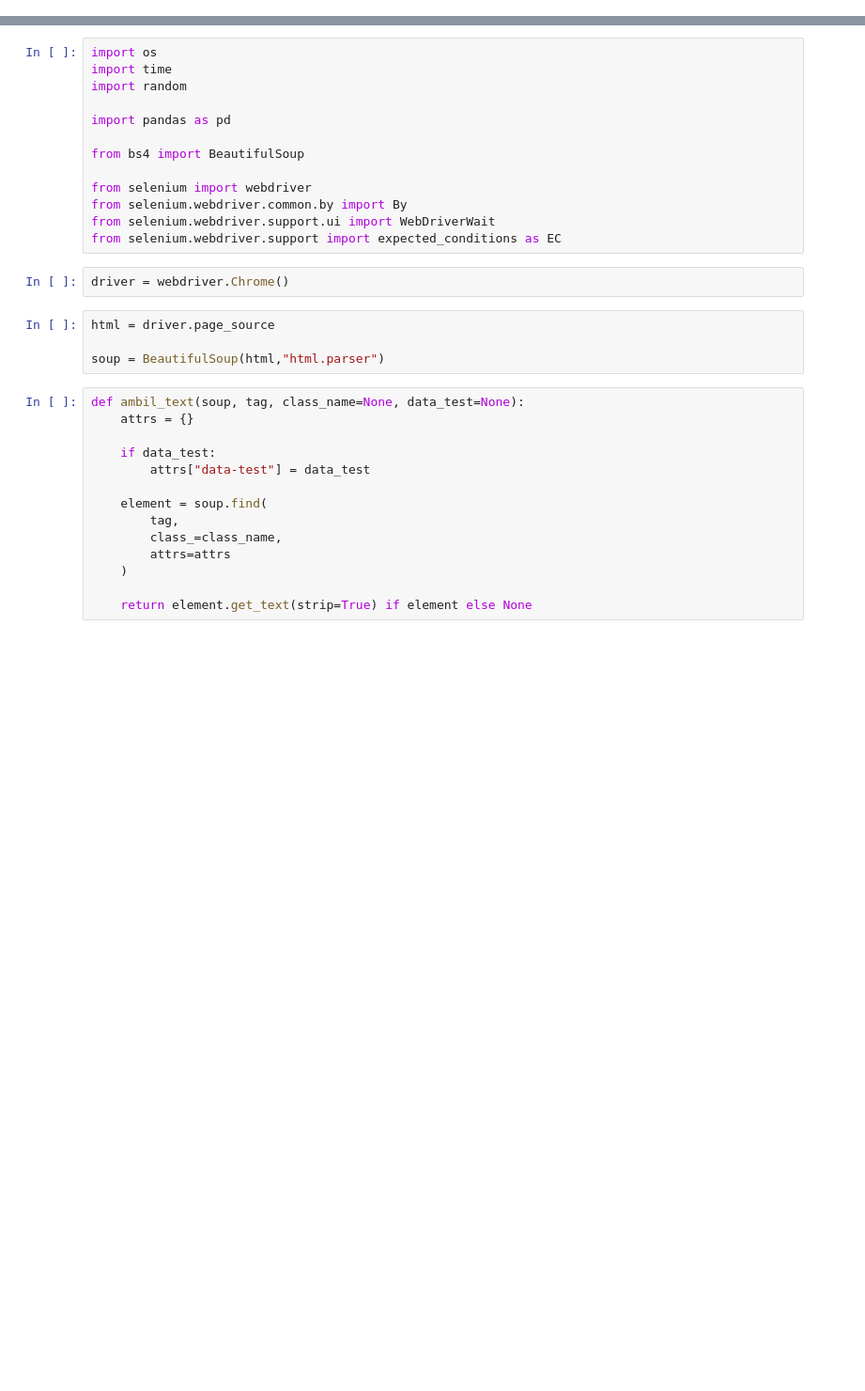
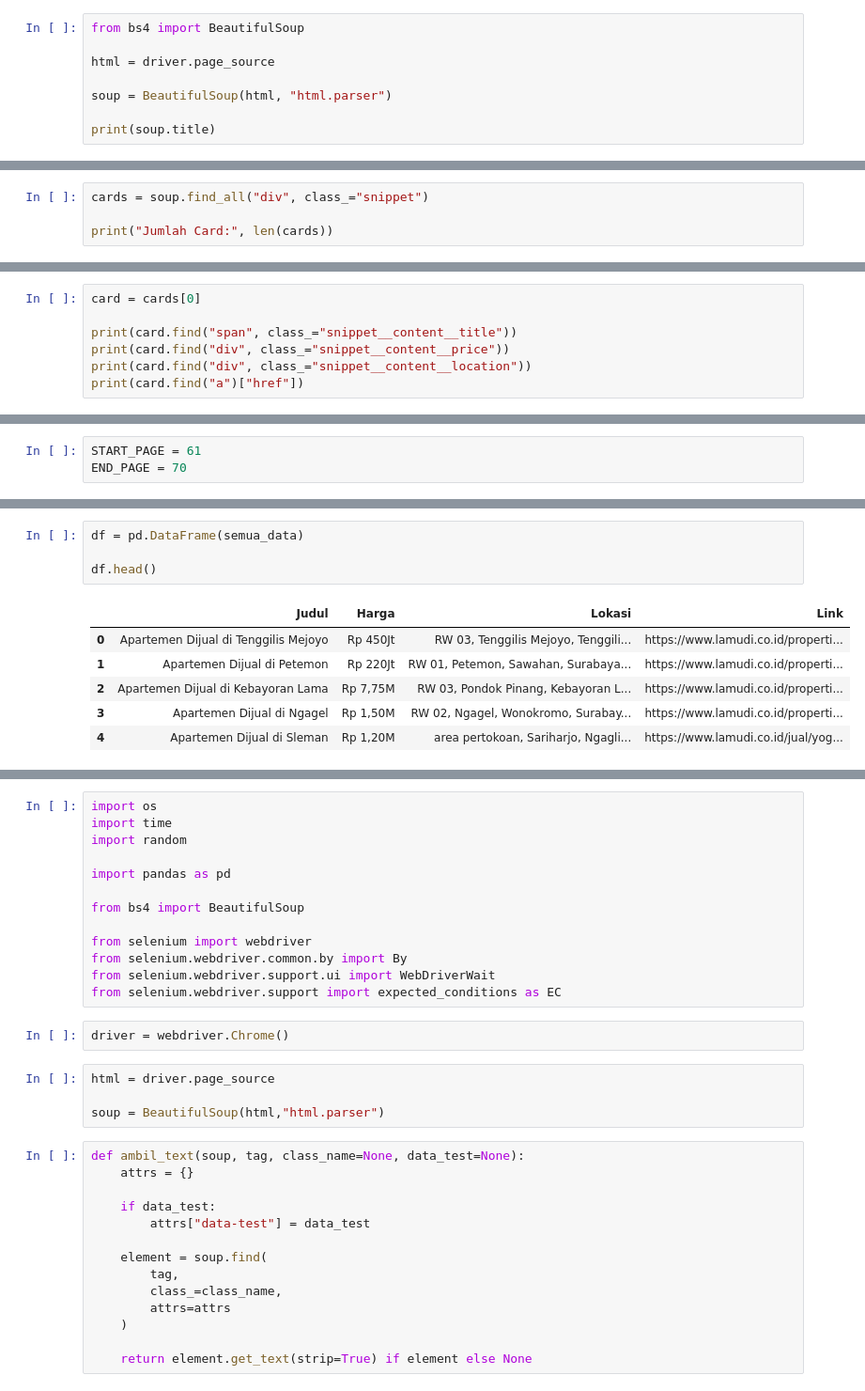
Before and after one commit to hanoremma/scraping-web, a Jupyter notebook: notebook/scraping.ipynb, the cells around one changed output, grey strips where cells are left out. Shown at 94% size. Drawn from its saved outputs; the diff is of its cells as text; blank space fills up the shorter version.

```diff
--- a/notebook/02_scraping_listing.ipynb
+++ b/notebook/scraping.ipynb
@@ -0,0 +36,8 @@
+# %%
+from bs4 import BeautifulSoup
+
+html = driver.page_source
+
+soup = BeautifulSoup(html, "html.parser")
+
+print(soup.title)
@@ -0,0 +46,4 @@
+# %%
+cards = soup.find_all("div", class_="snippet")
+
+print("Jumlah Card:", len(cards))
@@ -0,0 +52,7 @@
+# %%
+card = cards[0]
+
+print(card.find("span", class_="snippet__content__title"))
+print(card.find("div", class_="snippet__content__price"))
+print(card.find("div", class_="snippet__content__location"))
+print(card.find("a")["href"])
@@ -0,0 +71,3 @@
+# %%
+START_PAGE = 61
+END_PAGE = 70
@@ -0,0 +140,11 @@
+# %%
+df = pd.DataFrame(semua_data)
+
+df.head()
+# %% [output]
+|  | Judul | Harga | Lokasi | Link |
+| 0 | Apartemen Dijual di Tenggilis Mejoyo | Rp 450Jt | RW 03, Tenggilis Mejoyo, Tenggili... | https://www.lamudi.co.id/properti... |
+| 1 | Apartemen Dijual di Petemon | Rp 220Jt | RW 01, Petemon, Sawahan, Surabaya... | https://www.lamudi.co.id/properti... |
+| 2 | Apartemen Dijual di Kebayoran Lama | Rp 7,75M | RW 03, Pondok Pinang, Kebayoran L... | https://www.lamudi.co.id/properti... |
+| 3 | Apartemen Dijual di Ngagel | Rp 1,50M | RW 02, Ngagel, Wonokromo, Surabay... | https://www.lamudi.co.id/properti... |
+| 4 | Apartemen Dijual di Sleman | Rp 1,20M | area pertokoan, Sariharjo, Ngagli... | https://www.lamudi.co.id/jual/yog... |
```
Also changed, not shown: parts of 16 cells of this notebook, 2 other files.
